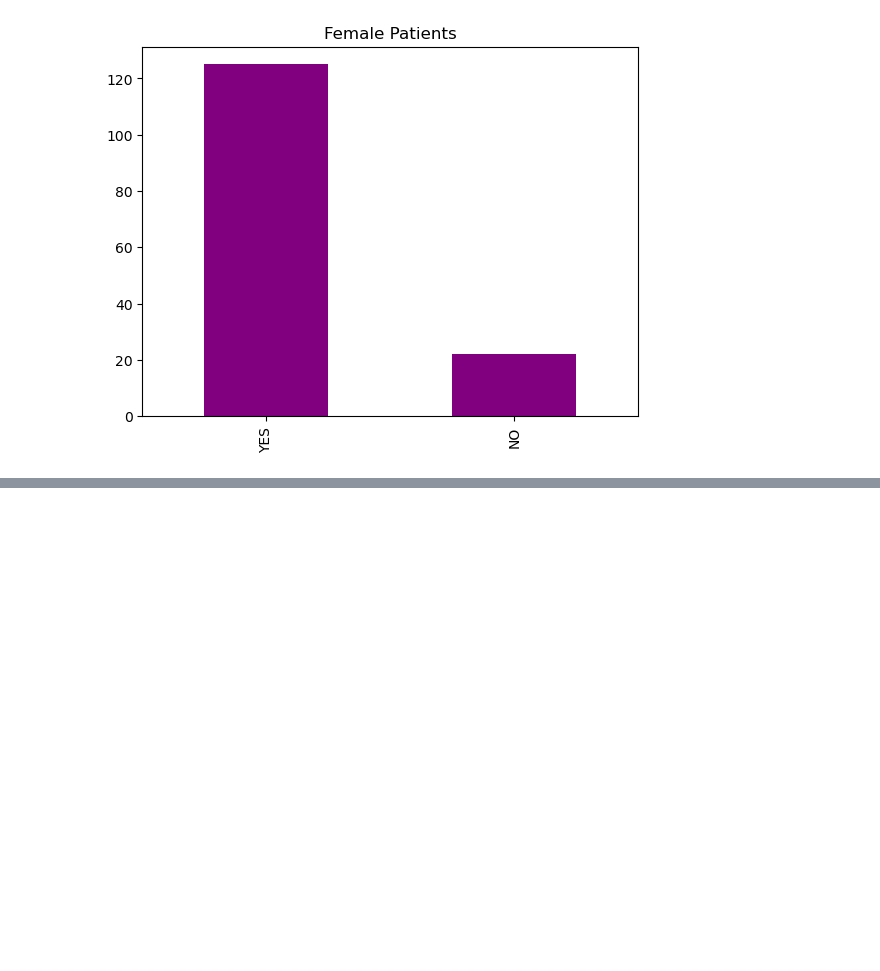
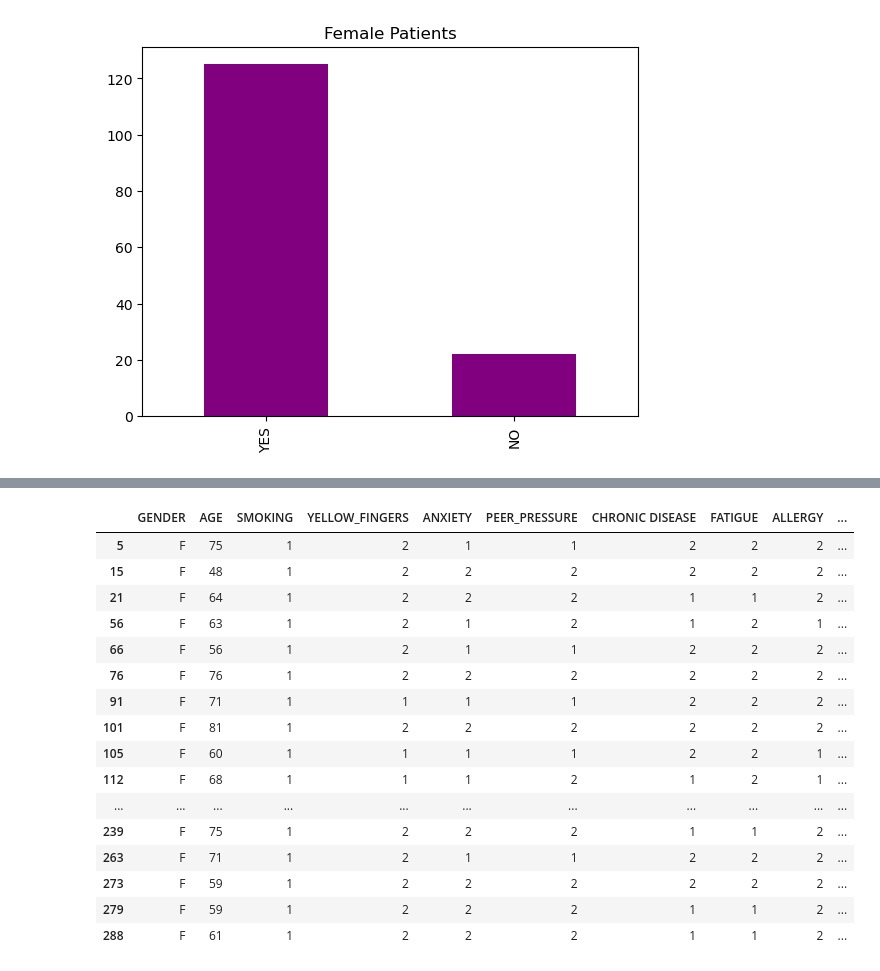
Before and after one commit to VazRos03/PracticaData, a Jupyter notebook: cancer/analisisDataCancer2.ipynb, the cells around one changed output, grey strips where cells are left out. Drawn from its saved outputs; the diff is of its cells as text; code cells hidden in the pictures; blank space fills up the shorter version.

```diff
--- a/cancer/analisisDataCancer2.ipynb
+++ b/cancer/analisisDataCancer2.ipynb
@@ -134,0 +197,20 @@ pacient_female['LUNG_CANCER'].value_counts().plot(kind='bar', title='Female Pati
+# %%
+pacient_female[((pacient_female['LUNG_CANCER'] == 'YES')) & ((pacient_female['SMOKING'] == 1) & (pacient_female['ALCOHOL CONSUMING'] == 1))]
+# %% [output]
+|  | GENDER | AGE | SMOKING | YELLOW_FINGERS | ANXIETY | PEER_PRESSURE | CHRONIC DISEASE | FATIGUE | ALLERGY | ... |
+| 5 | F | 75 | 1 | 2 | 1 | 1 | 2 | 2 | 2 | ... |
+| 15 | F | 48 | 1 | 2 | 2 | 2 | 2 | 2 | 2 | ... |
+| 21 | F | 64 | 1 | 2 | 2 | 2 | 1 | 1 | 2 | ... |
+| 56 | F | 63 | 1 | 2 | 1 | 2 | 1 | 2 | 1 | ... |
+| 66 | F | 56 | 1 | 2 | 1 | 1 | 2 | 2 | 2 | ... |
+| 76 | F | 76 | 1 | 2 | 2 | 2 | 2 | 2 | 2 | ... |
+| 91 | F | 71 | 1 | 1 | 1 | 1 | 2 | 2 | 2 | ... |
+| 101 | F | 81 | 1 | 2 | 2 | 2 | 2 | 2 | 2 | ... |
+| 105 | F | 60 | 1 | 1 | 1 | 1 | 2 | 2 | 1 | ... |
+| 112 | F | 68 | 1 | 1 | 1 | 2 | 1 | 2 | 1 | ... |
+| ... | ... | ... | ... | ... | ... | ... | ... | ... | ... | ... |
+| 239 | F | 75 | 1 | 2 | 2 | 2 | 1 | 1 | 2 | ... |
+| 263 | F | 71 | 1 | 2 | 1 | 1 | 2 | 2 | 2 | ... |
+| 273 | F | 59 | 1 | 2 | 2 | 2 | 2 | 2 | 2 | ... |
+| 279 | F | 59 | 1 | 2 | 2 | 2 | 1 | 1 | 2 | ... |
+| 288 | F | 61 | 1 | 2 | 2 | 2 | 1 | 1 | 2 | ... |
```
Also changed, not shown: parts of 4 cells of this notebook.
